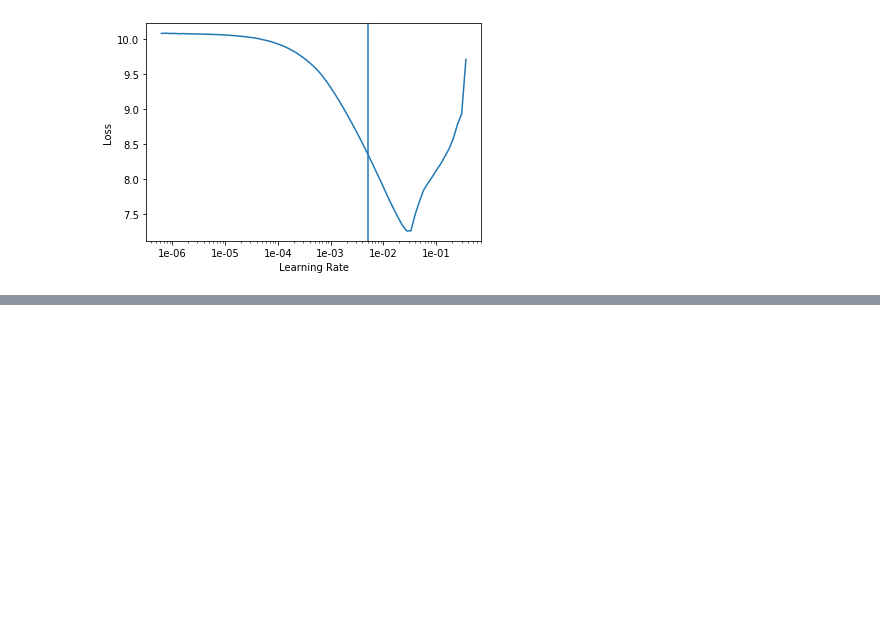
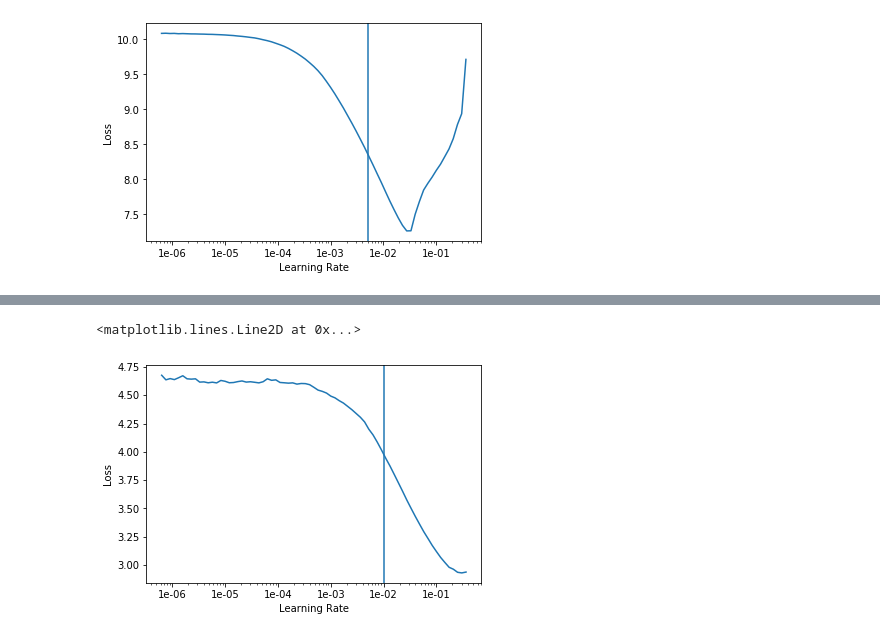
Before and after one commit to DrHB/Kaggle-Bengali-GOLD-MEDAL-SOLUTION, a Jupyter notebook: EXP_100/EXP_100_3CH_MISH-SIMPLE_CV3_128_LOSS-DIFFRENT_HEDA.ipynb, the cells around one changed output, grey strips where cells are left out. Saved outputs shown, nothing was run; the diff lists cells and outputs as text; code cells hidden in the pictures; blank space fills up the shorter version.

```diff
--- a/EXP_100/EXP_100_3CH_MISH-SIMPLE_CV3_128_LOSS-DIFFRENT_HEDA.ipynb
+++ b/EXP_100/EXP_100_3CH_MISH-SIMPLE_CV3_128_LOSS-DIFFRENT_HEDA.ipynb
@@ -379,0 +402,8 @@ Better model found at epoch 21 with metric_tot value: 0.959538459777832.
+# %%
+learn = Learner(data, model, loss_func=Loss_combine(),
+        metrics=[Metric_grapheme(),Metric_vowel(),Metric_consonant(),Metric_tot()])
+#learn.model = nn.DataParallel(learn.model)
+learn.load('EXP_100_seRESNEX0_3CH_MISH_SIMPLE_128_LOSS_HEAD3_3');
+learn.split([model.head1]);
+learn.freeze_to(-1)
+learn.model = nn.DataParallel(learn.model)
@@ -379,0 +417,6 @@ Better model found at epoch 21 with metric_tot value: 0.959538459777832.
+# %%
+learn.recorder.plot()
+plt.axvline(1e-2)
+# %% [output]
+<matplotlib.lines.Line2D at 0x...>
+[figure, added]
```
Also changed, not shown: parts of 6 cells of this notebook, 4 other files.
